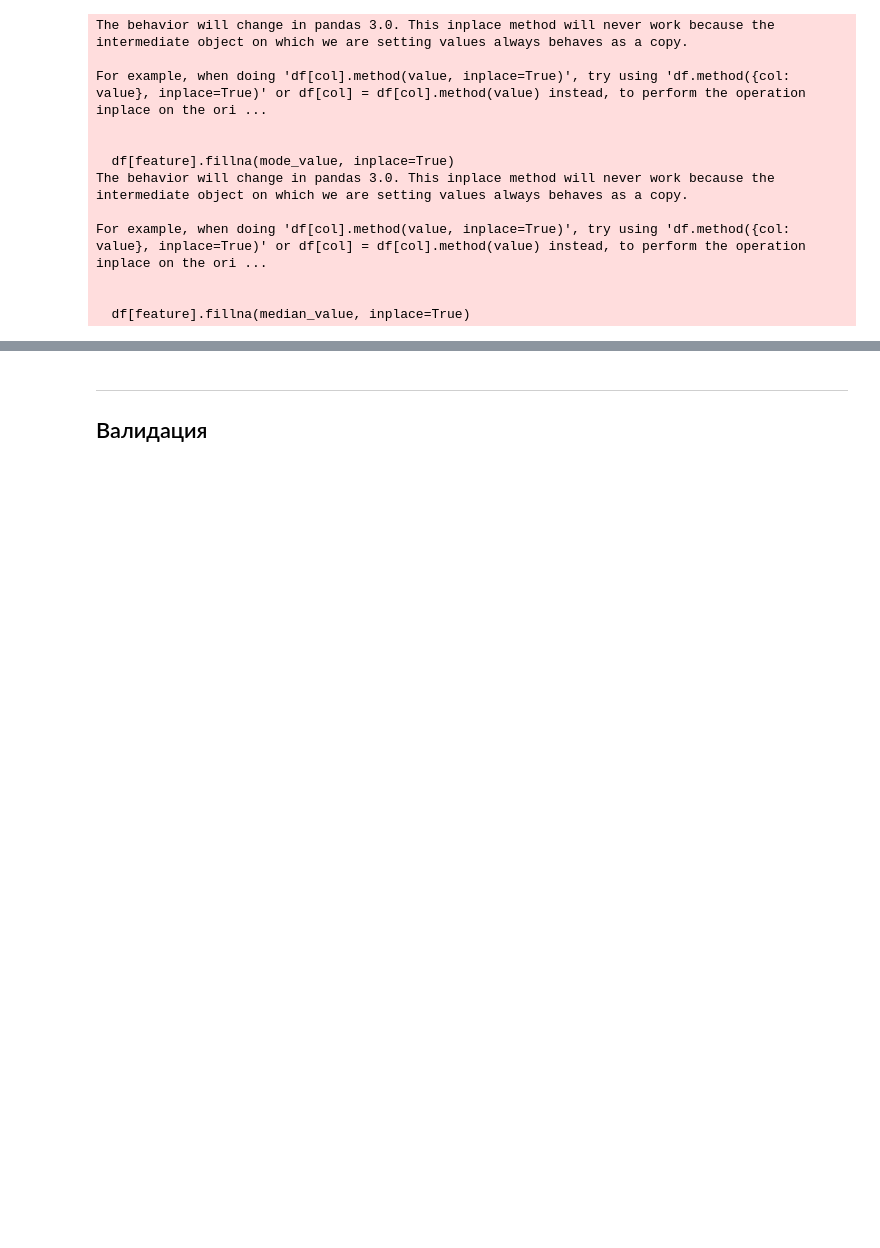
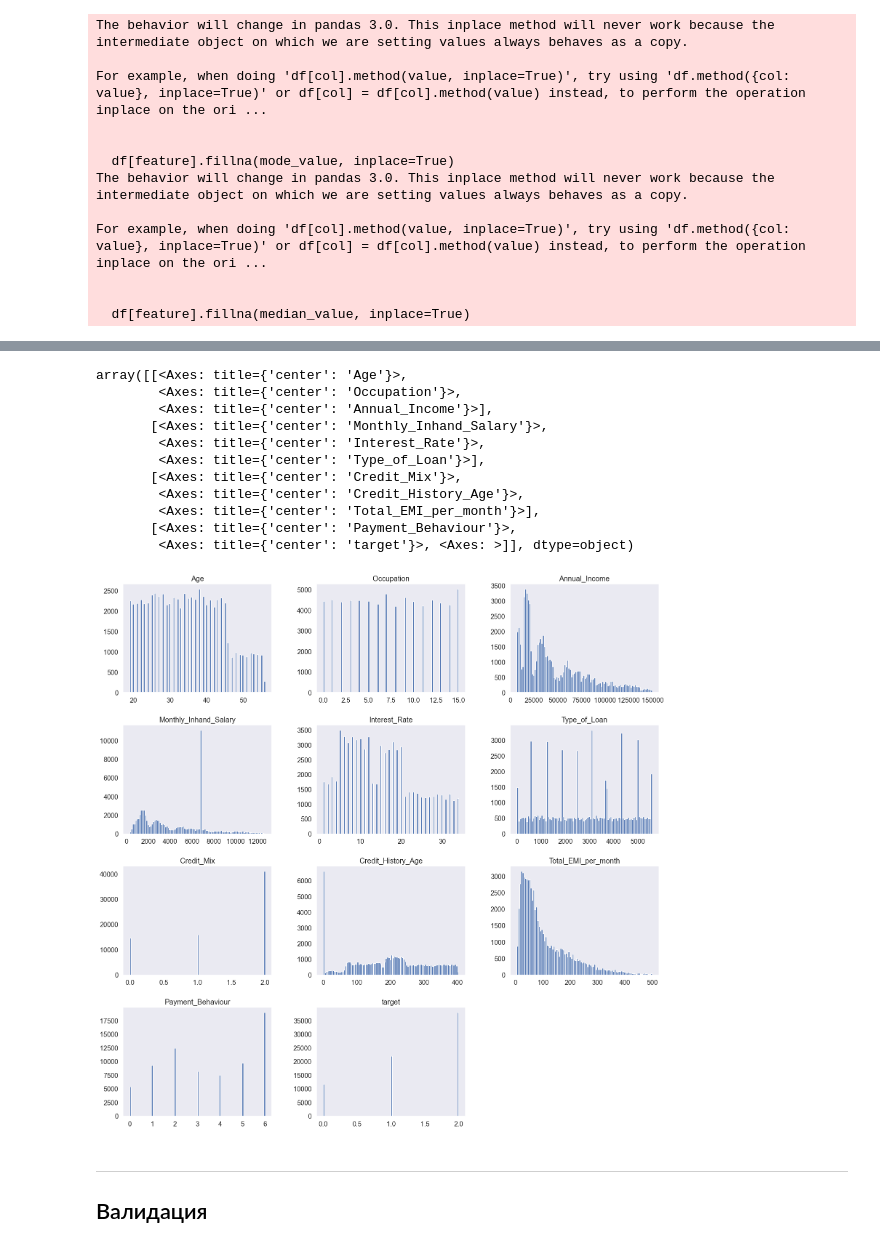
Before and after one commit to Caaac/CRM_with_scoring, a Jupyter notebook: backend/model/main.ipynb, the cells around one changed output, grey strips where cells are left out. Saved outputs shown, nothing was run; the diff lists cells and outputs as text; code cells hidden in the pictures; blank space fills up the shorter version.

```diff
--- a/backend/model/main.ipynb
+++ b/backend/model/main.ipynb
@@ -233,3 +215,19 @@ df.head()
+# %%
+df_num= df.select_dtypes(include=['float64', 'float32', 'float16', 'int64', 'int32', 'int16'])
+df_num.hist(figsize=(19, 19), bins=100, grid=False)
+# %% [output]
+array([[<Axes: title={'center': 'Age'}>,
+        <Axes: title={'center': 'Occupation'}>,
+        <Axes: title={'center': 'Annual_Income'}>],
+       [<Axes: title={'center': 'Monthly_Inhand_Salary'}>,
+        <Axes: title={'center': 'Interest_Rate'}>,
+        <Axes: title={'center': 'Type_of_Loan'}>],
+       [<Axes: title={'center': 'Credit_Mix'}>,
+        <Axes: title={'center': 'Credit_History_Age'}>,
+        <Axes: title={'center': 'Total_EMI_per_month'}>],
+       [<Axes: title={'center': 'Payment_Behaviour'}>,
+        <Axes: title={'center': 'target'}>, <Axes: >]], dtype=object)
+[figure, added]
 # %% [markdown]
 
 ---
```
Also changed, not shown: parts of 26 cells of this notebook, 8 other files.
